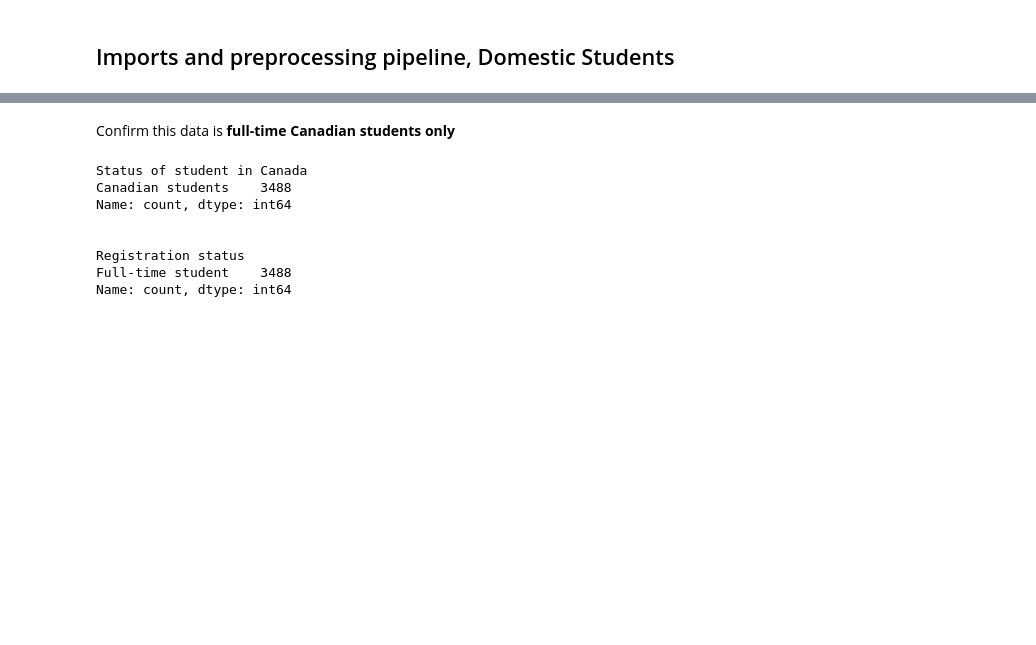
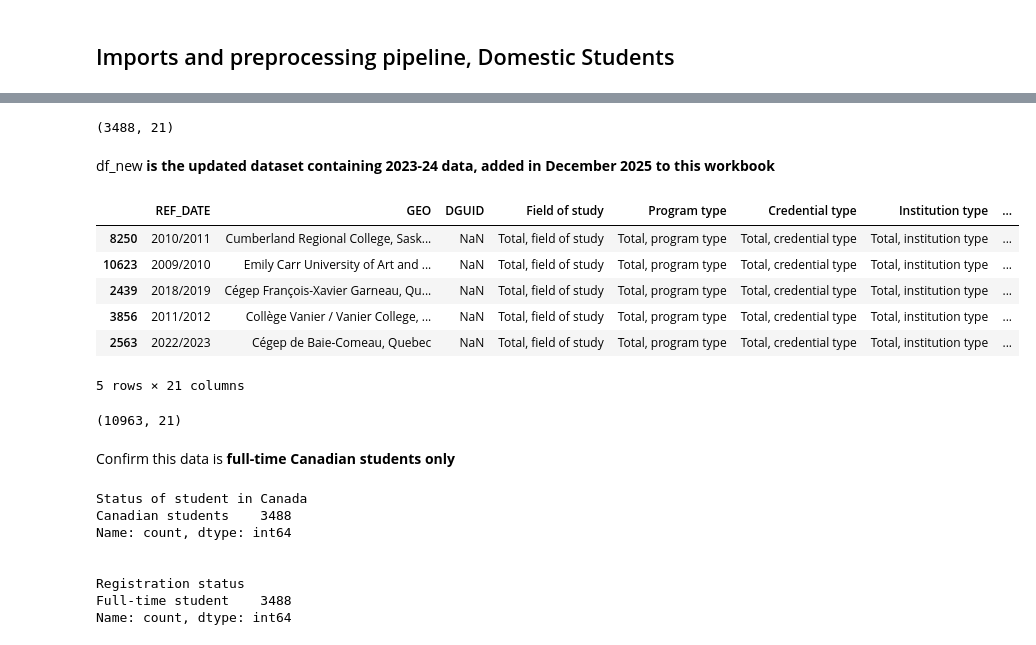
Before and after one commit to tjjdoherty/canadian-psi-project, a Jupyter notebook: domestic_intl.ipynb, the cells around one changed output, grey strips where cells are left out. Saved outputs shown, nothing was run; the diff lists cells and outputs as text; code cells hidden in the pictures; blank space fills up the shorter version.

Commit message:
Added 2023-24 data to workbook, testing

```diff
--- a/domestic_intl.ipynb
+++ b/domestic_intl.ipynb
@@ -26,6 +28,9 @@ from sklearn.pipeline import Pipeline
 # %%
 # Reading in the CSV
 df = pd.read_csv("/Users/thomasdoherty/Desktop/canadian-psi-project/psi_data/statcan_data/statcan-FT-canadian-09-23.csv", encoding='utf-8')
+# %%
+# Test new data
+df_new = pd.read_csv("/Users/thomasdoherty/Desktop/canadian-psi-project/psi_data/statcan_data/statcan-FT-enrol-09-24.csv", encoding='utf-8')
 # %%
 df.sample(5)
 # %% [output]
@@ -38,4 +43,24 @@ df.sample(5)
 5 rows × 21 columns
+# %%
+df.shape
+# %% [output]
+(3488, 21)
+# %% [markdown]
+df_new **is the updated dataset containing 2023-24 data, added in December 2025 to this workbook**
+# %%
+df_new.sample(5)
+# %% [output]
+|  | REF_DATE | GEO | DGUID | Field of study | Program type | Credential type | Institution type | ... |
+| 8250 | 2010/2011 | Cumberland Regional College, Sask... | NaN | Total, field of study | Total, program type | Total, credential type | Total, institution type | ... |
+| 10623 | 2009/2010 | Emily Carr University of Art and ... | NaN | Total, field of study | Total, program type | Total, credential type | Total, institution type | ... |
+| 2439 | 2018/2019 | Cégep François-Xavier Garneau, Qu... | NaN | Total, field of study | Total, program type | Total, credential type | Total, institution type | ... |
+| 3856 | 2011/2012 | Collège Vanier / Vanier College, ... | NaN | Total, field of study | Total, program type | Total, credential type | Total, institution type | ... |
+| 2563 | 2022/2023 | Cégep de Baie-Comeau, Quebec | NaN | Total, field of study | Total, program type | Total, credential type | Total, institution type | ... |
+5 rows × 21 columns
+# %%
+df_new.shape
+# %% [output]
+(10963, 21)
 # %% [markdown]
 Confirm this data is **full-time Canadian students only**
 # %%
```
Also changed, not shown: parts of 2 cells of this notebook, 2 other files.
